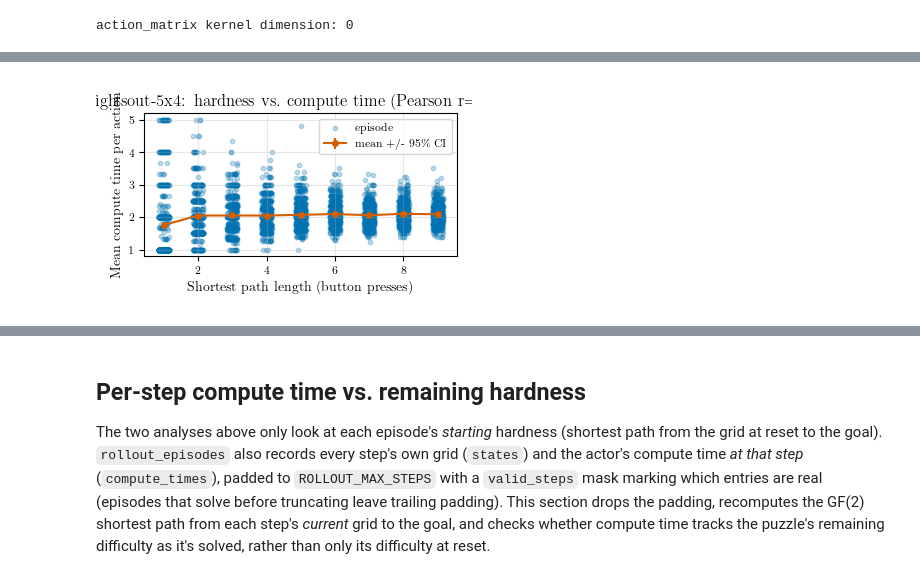
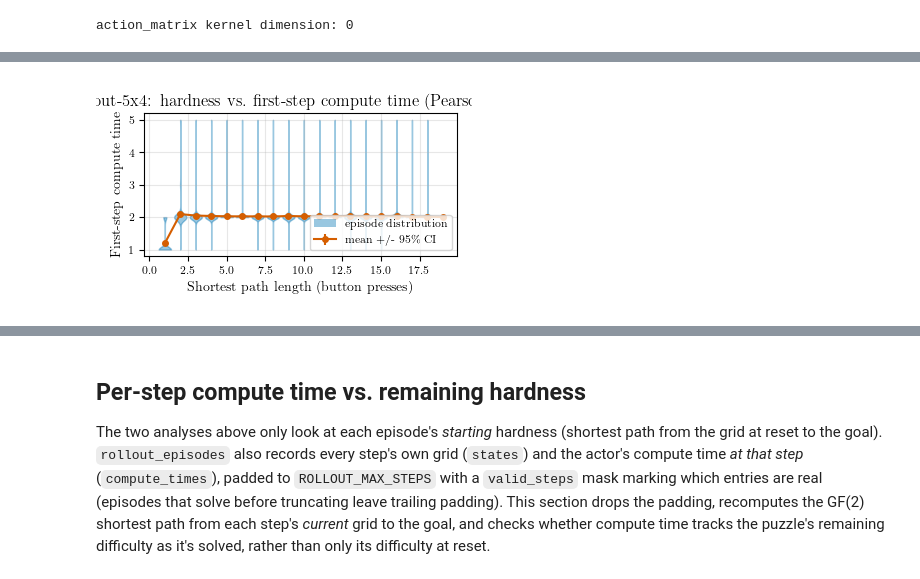
Before and after one commit to chanb/Stoix, a Jupyter notebook: ramdp_experiments/analysis-compute_time-hardness.ipynb, the cells around one changed output, grey strips where cells are left out. Drawn from its saved outputs; the diff is of its cells as text; code cells hidden in the pictures.

```diff
--- a/ramdp_experiments/analysis-compute_time-hardness.ipynb
+++ b/ramdp_experiments/analysis-compute_time-hardness.ipynb
@@ -94,13 +94,13 @@ USE_RANDOM_POLICY = False
 
 # --- Env ---
 GRID_SIZE = "5x4"
-EPISODE_LENGTH = 10
+EPISODE_LENGTH = 20
 EVAL_EPISODE_LENGTH = 20
-DIFFICULTY_THRESHOLD = 0.5
+DIFFICULTY_THRESHOLD = 1.0
 # "Trained instances" = the training distribution (eval=False, easy/in-distribution
 # goals - see LightsOutEnv's module docstring). Flip to True for the held-out hard
 # eval instances instead.
-EVAL_HARD_INSTANCES = True
+EVAL_HARD_INSTANCES = False
 
 # --- Network: Transformer implicit-CoT, adaptive compute budget. Must exactly match
 # the checkpoint's training run (see the intro markdown cell). Defaults below are
@@ -121,9 +121,9 @@ STOP_GRADIENT_HALTING_INPUT = False
 QAC_VARIANT = "reinforce"  # plain V-only critic - must match qac_variant used to train the checkpoint
 
 # --- Rollout ---
-NUM_EVAL_EPISODES = 10000
+NUM_EVAL_EPISODES = 50000
 SEED = 0
-EVALUATION_GREEDY = False  # match training-time stochastic policy; True evaluates the mode action instead
+EVALUATION_GREEDY = True  # match training-time stochastic policy; True evaluates the mode action instead
 # rollout_episodes re-JITs and re-runs NUM_EVAL_EPISODES full episodes every time the
 # rollout cell executes, which is slow - once a rollout has run, its dataframe is
 # cached to ROLLOUT_CACHE_PATH (see below) and reloaded from there on subsequent runs
@@ -530,41 +538,68 @@ pair_counts.sort_values("count", ascending=False).head()
 # %%
 CI95_Z = 1.96  # normal-approximation 95% CI half-width, in units of SEM
 
-plot_df = df.dropna(subset=["shortest_path_length"])
+# shortest_path_length here is the hardness of (initial_grid, goal_grid), i.e.
+# at reset - so it should be paired with the compute time spent on that first
+# action (when the actor is actually looking at initial_grid), not the whole
+# episode's mean compute_time, which mixes in later steps against a grid
+# that's since moved past initial_grid. compute_times[0] is always valid -
+# every episode takes at least one step.
+plot_df = df.dropna(subset=["shortest_path_length"]).assign(
+    first_step_compute_time=lambda d: d["compute_times"].apply(lambda ct: ct[0])
+)
 
-pearson_r = plot_df["shortest_path_length"].corr(plot_df["compute_time"], method="pearson")
-spearman_r = plot_df["shortest_path_length"].corr(plot_df["compute_time"], method="spearman")
+pearson_r = plot_df["shortest_path_length"].corr(plot_df["first_step_compute_time"], method="pearson")
+spearman_r = plot_df["shortest_path_length"].corr(plot_df["first_step_compute_time"], method="spearman")
 print(f"Pearson r  = {pearson_r:.3f}")
 print(f"Spearman r = {spearman_r:.3f}")
 
-by_distance = plot_df.groupby("shortest_path_length")["compute_time"].agg(["mean", "sem", "count"])
+by_distance = plot_df.groupby("shortest_path_length")["first_step_compute_time"].agg(["mean", "sem", "count"])
+
+# One violin per shortest-path-length value, positioned at its actual value on
+# the x-axis so it lines up with the mean +/- 95% CI overlay below. A KDE-based
+# violin needs >= 2 distinct values, so groups that don't qualify (typically
+# the sparsely-populated tails) fall back to being represented by that overlay
+# alone.
+violin_groups = [
+    (distance, group["first_step_compute_time"].to_numpy())
+    for distance, group in plot_df.groupby("shortest_path_length")
+]
+violin_groups = [(d, v) for d, v in violin_groups if len(v) >= 2 and np.std(v) > 0]
+violin_color = sns.color_palette("colorblind")[0]
+mean_color = sns.color_palette("colorblind")[3]
 
 fig, ax = plt.subplots(figsize=set_size(doc_width_pt, fraction=0.6))
-rng = np.random.default_rng(0)
-jitter = rng.uniform(-0.15, 0.15, size=len(plot_df))
-ax.scatter(
-    plot_df["shortest_path_length"] + jitter,
-    plot_df["compute_time"],
-    s=10,
-    alpha=0.25,
-    color=sns.color_palette("colorblind")[0],
-    label="episode",
-)
-ax.errorbar(
+if violin_groups:
+    parts = ax.violinplot(
+        [v for _, v in violin_groups],
+        positions=[d for d, _ in violin_groups],
+        widths=0.8,
+        showmeans=False,
+        showmedians=False,
+        showextrema=False,
+    )
+    for body in parts["bodies"]:
+        body.set_facecolor(violin_color)
+        body.set_edgecolor(violin_color)
+        body.set_alpha(0.4)
+
+mean_errorbar = ax.errorbar(
     by_distance.index,
     by_distance["mean"],
     yerr=CI95_Z * by_distance["sem"].fillna(0.0),
     marker="o",
     ms=4,
     linewidth=1.5,
-    color=sns.color_palette("colorblind")[3],
+    color=mean_color,
     label=r"mean +/- 95\% CI",
 )
+ax.legend(
+    handles=[Patch(facecolor=violin_color, alpha=0.4, label="episode distribution"), mean_errorbar]
+)
 ax.set_xlabel("Shortest path length (button presses)")
-ax.set_ylabel("Mean compute time per action")
-ax.set_title(f"lightsout-{GRID_SIZE}: hardness vs. compute time (Pearson r={pearson_r:.2f})")
+ax.set_ylabel("First-step compute time")
+ax.set_title(f"lightsout-{GRID_SIZE}: hardness vs. first-step compute time (Pearson r={pearson_r:.2f})")
 ax.grid(True, alpha=0.3)
-ax.legend()
 fig.tight_layout()
 plt.savefig("analysis-compute_time-hardness.pdf", dpi=600, format="pdf", bbox_inches="tight")
 # %% [output]
@@ -573,4 +608,4 @@ Spearman r = 0.188
-[figure, old version]
+[figure, new version]
 # %%
 CI95_Z = 1.96  # normal-approximation 95% CI half-width, in units of SEM
 
```
Also changed, not shown: parts of 7 cells of this notebook, 1 other file.
